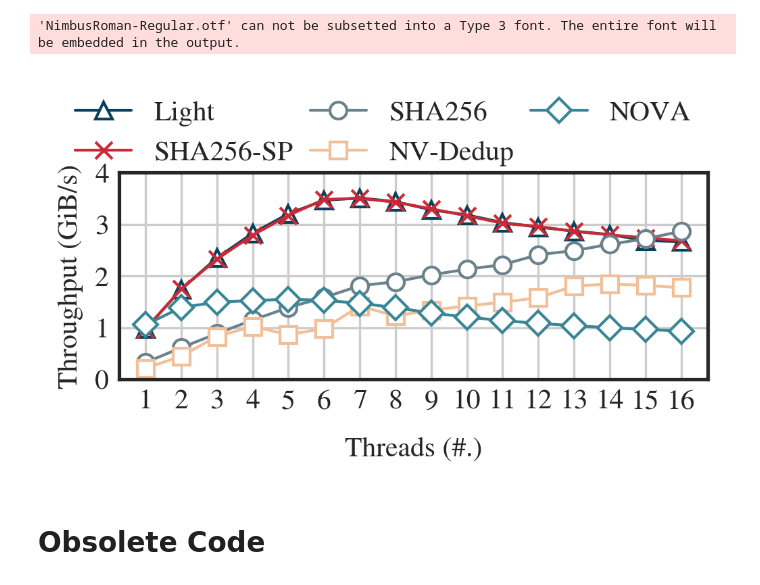
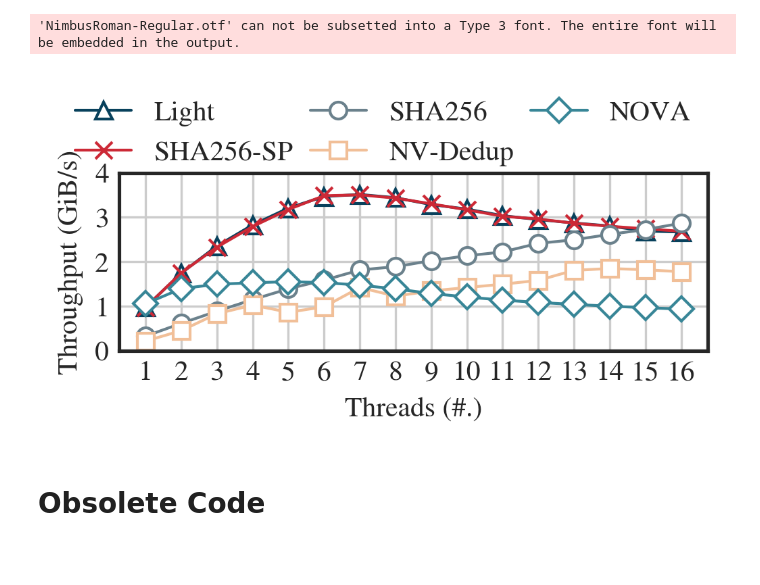
Before and after one commit to Light-Dedup/tests, a Jupyter notebook: FIG6_CP_Linux/plot.ipynb, the cells around one changed output. Drawn from its saved outputs; the diff is of its cells as text; code cells hidden in the pictures; blank space fills up the shorter version.

Commit message:
update figures

```diff
--- a/FIG6_CP_Linux/plot.ipynb
+++ b/FIG6_CP_Linux/plot.ipynb
@@ -38,37 +38,37 @@ with open("./performance-comparison-table", "r") as f:
 # df = df.iloc[sort_df.sort_values(by = ["file_system", "num_job"]).index]
 
 # Plotting Settings
-fig = plt.figure(dpi = 300, figsize = (cm_to_inch(SINGLE_COL_WIDTH), cm_to_inch(4.5)))
+fig = plt.figure(dpi = 300, figsize = (cm_to_inch(SINGLE_COL_WIDTH), cm_to_inch(4)))
 # bar_width = 0.35
 # subfig_titles = ["(a) 1 Thread", "(b) 2 Threads", "(c) 4 Threads", "(d) 8 Threads", "(e) 16 Threads"]
 # patterns = ['///', '\\\\\\', '', 'XXX', "OOO"]
 # Reference: https://designbro.com/blog/inspiration/color-combinations/
 line_width = 2
 colors = ["#08415c", "#cc2936", "#6b818c", "#f1bf98", "#388697"]
 marks = ["^", "x", "o", "s", "D"]
 fss = df['file_system'].drop_duplicates().reset_index().drop(columns=['index'])['file_system']
 num_jobs = list(range(1, 17))
 
 for idx, fs in enumerate(fss):
     plt.plot(num_jobs, df[df['file_system'] == fs]['second_bw'] / 1024, color=colors[idx], markerfacecolor='white', linewidth=1, label=fs, marker=marks[idx], markeredgecolor=colors[idx])
 
 plt.xticks(num_jobs)
 plt.yticks([0, 1, 2 ,3 ,4])
 fig.legend(fss.map({
     "Light-Dedup": "Light",
     "Light-Dedup(SHA256)": "SHA256",
     "Light-Dedup(SHA256)-SP": "SHA256-SP",
     "NV-Dedup": "NV-Dedup",
     "NOVA": "NOVA"
 }), loc='center', ncol=3, bbox_to_anchor=(0.5, 1), columnspacing = 0.6)
 plt.ylabel("Throughput (GiB/s)")
 plt.xlabel("Threads (#.)")
 
 plt.tight_layout()
 plt.savefig("./FIG-CP.pdf", bbox_inches='tight', pad_inches=0)
 # %% [output]
 'NimbusRoman-Regular.otf' can not be subsetted into a Type 3 font. The entire font will be embedded in the output.
-[figure, old version]
+[figure, new version]
 # %% [markdown]
 # Obsolete Code
 # %%
```
Also changed, not shown: 6 other files.
